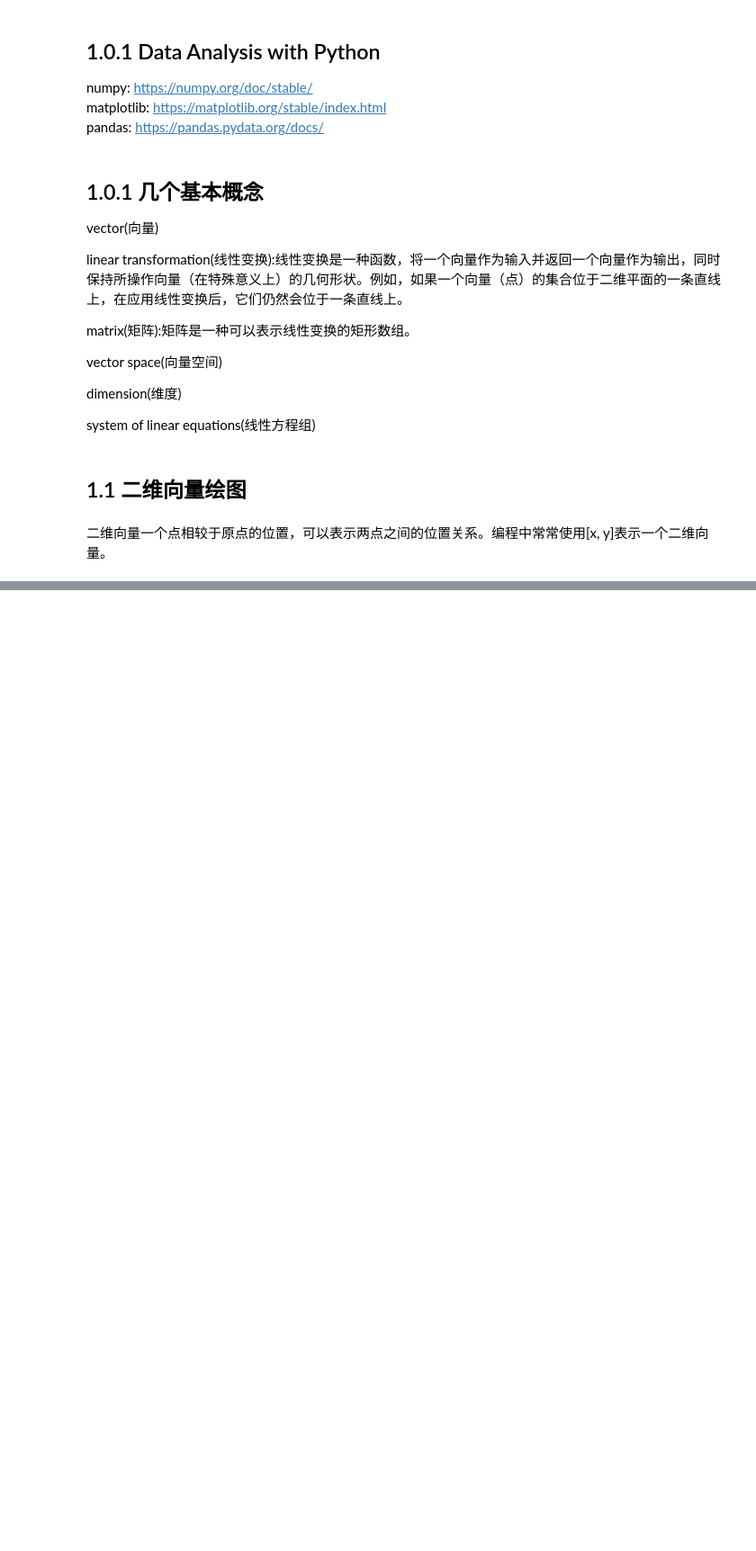
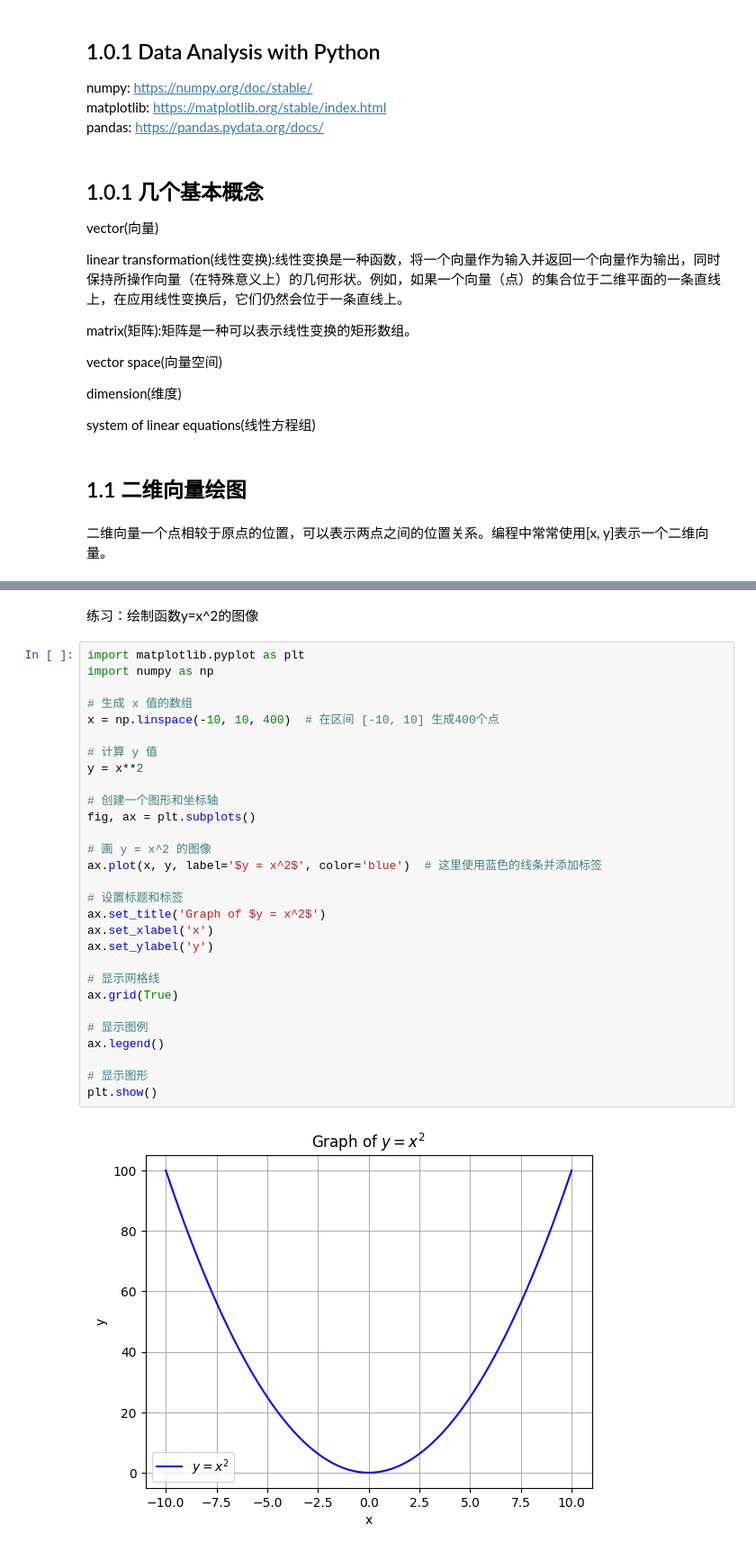
Before and after one commit to administrator418/MathWithPython, a Jupyter notebook: Math for Programmers/Part 1: Vectors and Graphics.ipynb, the cells around one changed output, grey strips where cells are left out. Shown at 90% size. Drawn from its saved outputs; the diff is of its cells as text; blank space fills up the shorter version.

```diff
--- a/Math for Programmers/Part 1: Vectors and Graphics.ipynb
+++ b/Math for Programmers/Part 1: Vectors and Graphics.ipynb
@@ -57,0 +63,33 @@ plt.show()
+# %% [markdown]
+练习：绘制函数y=x^2的图像
+# %%
+import matplotlib.pyplot as plt
+import numpy as np
+
+# 生成 x 值的数组
+x = np.linspace(-10, 10, 400)  # 在区间 [-10, 10] 生成400个点
+
+# 计算 y 值
+y = x**2
+
+# 创建一个图形和坐标轴
+fig, ax = plt.subplots()
+
+# 画 y = x^2 的图像
+ax.plot(x, y, label='$y = x^2$', color='blue')  # 这里使用蓝色的线条并添加标签
+
+# 设置标题和标签
+ax.set_title('Graph of $y = x^2$')
+ax.set_xlabel('x')
+ax.set_ylabel('y')
+
+# 显示网格线
+ax.grid(True)
+
+# 显示图例
+ax.legend()
+
+# 显示图形
+plt.show()
+# %% [output]
+[figure, added]
```
Also changed, not shown: parts of 3 cells of this notebook.
